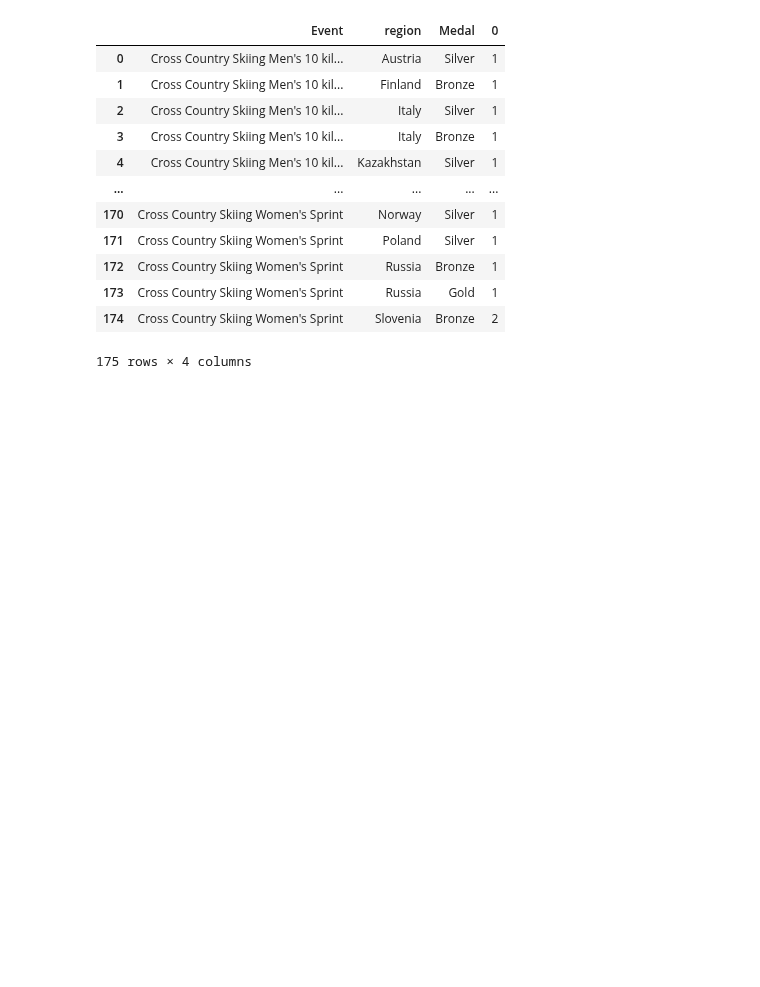
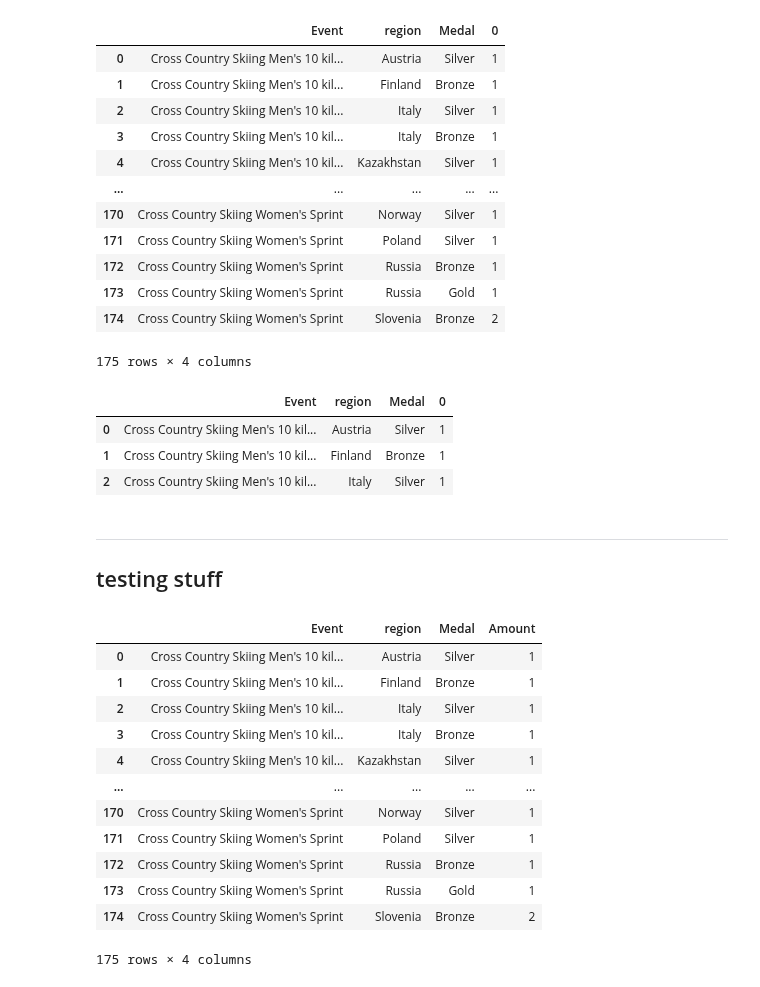
Before and after one commit to wlinds/ITHS-Projekt-OS, a Jupyter notebook: Notes/jonas_uppgift_2_clean.ipynb, the cells around one changed output. Cells and saved outputs as stored; diff of their text form; code cells hidden in the pictures; blank space fills up the shorter version.

```diff
--- a/Notes/jonas_uppgift_2_clean.ipynb
+++ b/Notes/jonas_uppgift_2_clean.ipynb
@@ -262,6 +262,13 @@ fig = px.bar(
 )
 #fig = px.colors.qualitative.Dark2()
 fig.show()
+# %%
+total_medals_without_team_sports.head(3)
+# %% [output]
+|  | Event | region | Medal | 0 |
+| 0 | Cross Country Skiing Men's 10 kil... | Austria | Silver | 1 |
+| 1 | Cross Country Skiing Men's 10 kil... | Finland | Bronze | 1 |
+| 2 | Cross Country Skiing Men's 10 kil... | Italy | Silver | 1 |
 # %%
 fig = px.histogram(
     total_medals_without_team_sports,
@@ -278,3 +285,23 @@ fig = px.histogram(
 # color_bars = {"Silver": "silver", "Bronze": "bronze", "Gold": "gold"}
 # fig.update_traces(marker_color=color_bars)
 fig.show()
+# %% [markdown]
+___
+## testing stuff
+# %%
+df_10 = total_medals_without_team_sports.rename({0:'Amount'}, axis=1)
+df_10
+# %% [output]
+|  | Event | region | Medal | Amount |
+| 0 | Cross Country Skiing Men's 10 kil... | Austria | Silver | 1 |
+| 1 | Cross Country Skiing Men's 10 kil... | Finland | Bronze | 1 |
+| 2 | Cross Country Skiing Men's 10 kil... | Italy | Silver | 1 |
+| 3 | Cross Country Skiing Men's 10 kil... | Italy | Bronze | 1 |
+| 4 | Cross Country Skiing Men's 10 kil... | Kazakhstan | Silver | 1 |
+| ... | ... | ... | ... | ... |
+| 170 | Cross Country Skiing Women's Sprint | Norway | Silver | 1 |
+| 171 | Cross Country Skiing Women's Sprint | Poland | Silver | 1 |
+| 172 | Cross Country Skiing Women's Sprint | Russia | Bronze | 1 |
+| 173 | Cross Country Skiing Women's Sprint | Russia | Gold | 1 |
+| 174 | Cross Country Skiing Women's Sprint | Slovenia | Bronze | 2 |
+175 rows × 4 columns
```
Also changed, not shown: parts of 3 cells of this notebook.
